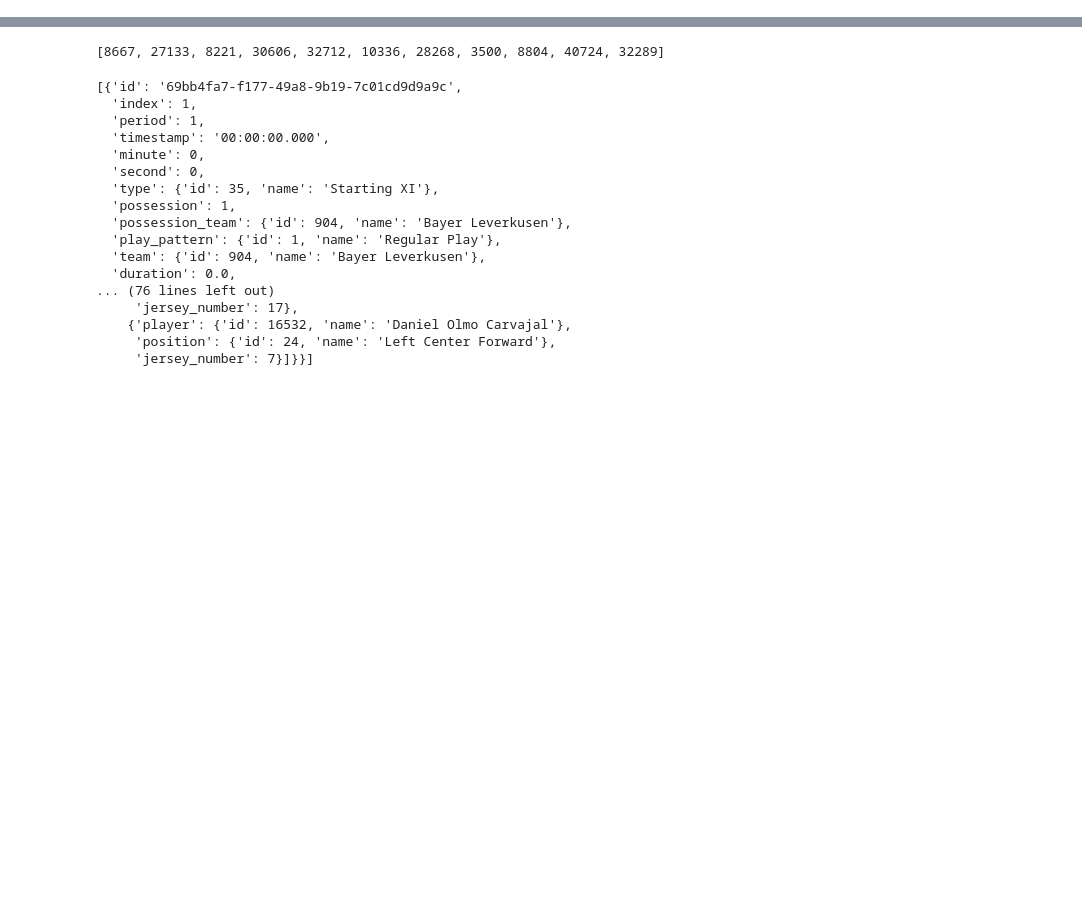
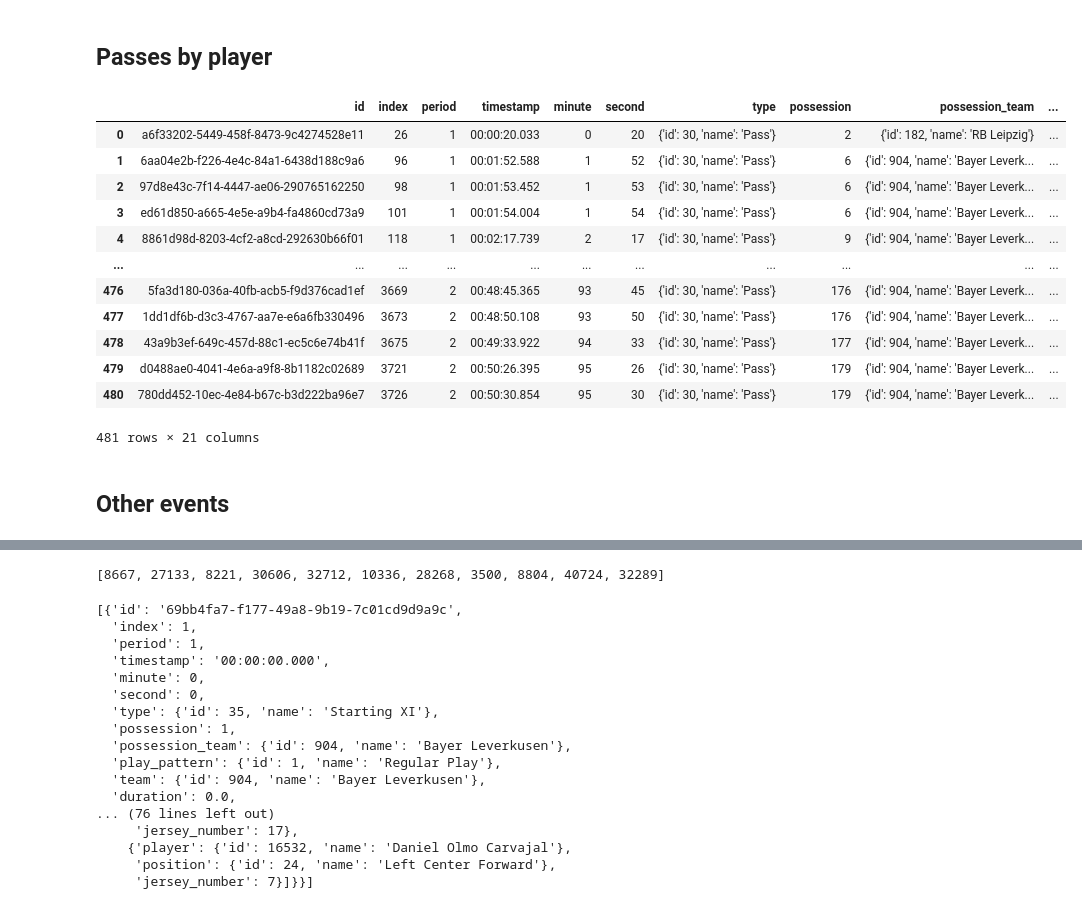
Before and after one commit to lucca-miorelli/football-analysis, a Jupyter notebook: nb/statsbomb/statsbomb_event_eda.ipynb, the cells around one changed output, grey strips where cells are left out. Saved outputs shown, nothing was run; the diff lists cells and outputs as text; code cells hidden in the pictures; blank space fills up the shorter version.

Commit message:
feat: passes, shots, and radar charts

```diff
--- a/nb/statsbomb/statsbomb_event_eda.ipynb
+++ b/nb/statsbomb/statsbomb_event_eda.ipynb
@@ -6,3 +6,26 @@ import os
 # Read json from data/ directory
 with open(os.path.join('../..', 'data', 'events', '3895052.json')) as f:
     data = json.load(f)
+# %% [markdown]
+## Passes by player
+# %%
+team_passes = [i for i in data if i["type"]["id"] == 30 and i["pass"] and i['team']['id'] == 904]
+
+# Create a DataFrame from the list of passes
+passes = pd.DataFrame(team_passes)
+# %%
+passes
+# %% [output]
+|  | id | index | period | timestamp | minute | second | type | possession | possession_team | ... |
+| 0 | a6f33202-5449-458f-8473-9c4274528e11 | 26 | 1 | 00:00:20.033 | 0 | 20 | {'id': 30, 'name': 'Pass'} | 2 | {'id': 182, 'name': 'RB Leipzig'} | ... |
+| 1 | 6aa04e2b-f226-4e4c-84a1-6438d188c9a6 | 96 | 1 | 00:01:52.588 | 1 | 52 | {'id': 30, 'name': 'Pass'} | 6 | {'id': 904, 'name': 'Bayer Leverk... | ... |
+| 2 | 97d8e43c-7f14-4447-ae06-290765162250 | 98 | 1 | 00:01:53.452 | 1 | 53 | {'id': 30, 'name': 'Pass'} | 6 | {'id': 904, 'name': 'Bayer Leverk... | ... |
+| 3 | ed61d850-a665-4e5e-a9b4-fa4860cd73a9 | 101 | 1 | 00:01:54.004 | 1 | 54 | {'id': 30, 'name': 'Pass'} | 6 | {'id': 904, 'name': 'Bayer Leverk... | ... |
+| 4 | 8861d98d-8203-4cf2-a8cd-292630b66f01 | 118 | 1 | 00:02:17.739 | 2 | 17 | {'id': 30, 'name': 'Pass'} | 9 | {'id': 904, 'name': 'Bayer Leverk... | ... |
+| ... | ... | ... | ... | ... | ... | ... | ... | ... | ... | ... |
+| 476 | 5fa3d180-036a-40fb-acb5-f9d376cad1ef | 3669 | 2 | 00:48:45.365 | 93 | 45 | {'id': 30, 'name': 'Pass'} | 176 | {'id': 904, 'name': 'Bayer Leverk... | ... |
+| 477 | 1dd1df6b-d3c3-4767-aa7e-e6a6fb330496 | 3673 | 2 | 00:48:50.108 | 93 | 50 | {'id': 30, 'name': 'Pass'} | 176 | {'id': 904, 'name': 'Bayer Leverk... | ... |
+| 478 | 43a9b3ef-649c-457d-88c1-ec5c6e74b41f | 3675 | 2 | 00:49:33.922 | 94 | 33 | {'id': 30, 'name': 'Pass'} | 177 | {'id': 904, 'name': 'Bayer Leverk... | ... |
+| 479 | d0488ae0-4041-4e6a-a9f8-8b1182c02689 | 3721 | 2 | 00:50:26.395 | 95 | 26 | {'id': 30, 'name': 'Pass'} | 179 | {'id': 904, 'name': 'Bayer Leverk... | ... |
+| 480 | 780dd452-10ec-4e84-b67c-b3d222ba96e7 | 3726 | 2 | 00:50:30.854 | 95 | 30 | {'id': 30, 'name': 'Pass'} | 179 | {'id': 904, 'name': 'Bayer Leverk... | ... |
+481 rows × 21 columns
@@ -8,0 +53,2 @@ with open(os.path.join('../..', 'data', 'events', '3895052.json')) as f:
+# %% [markdown]
+## Other events
```
Also changed, not shown: parts of 6 cells of this notebook, 6 other files.
